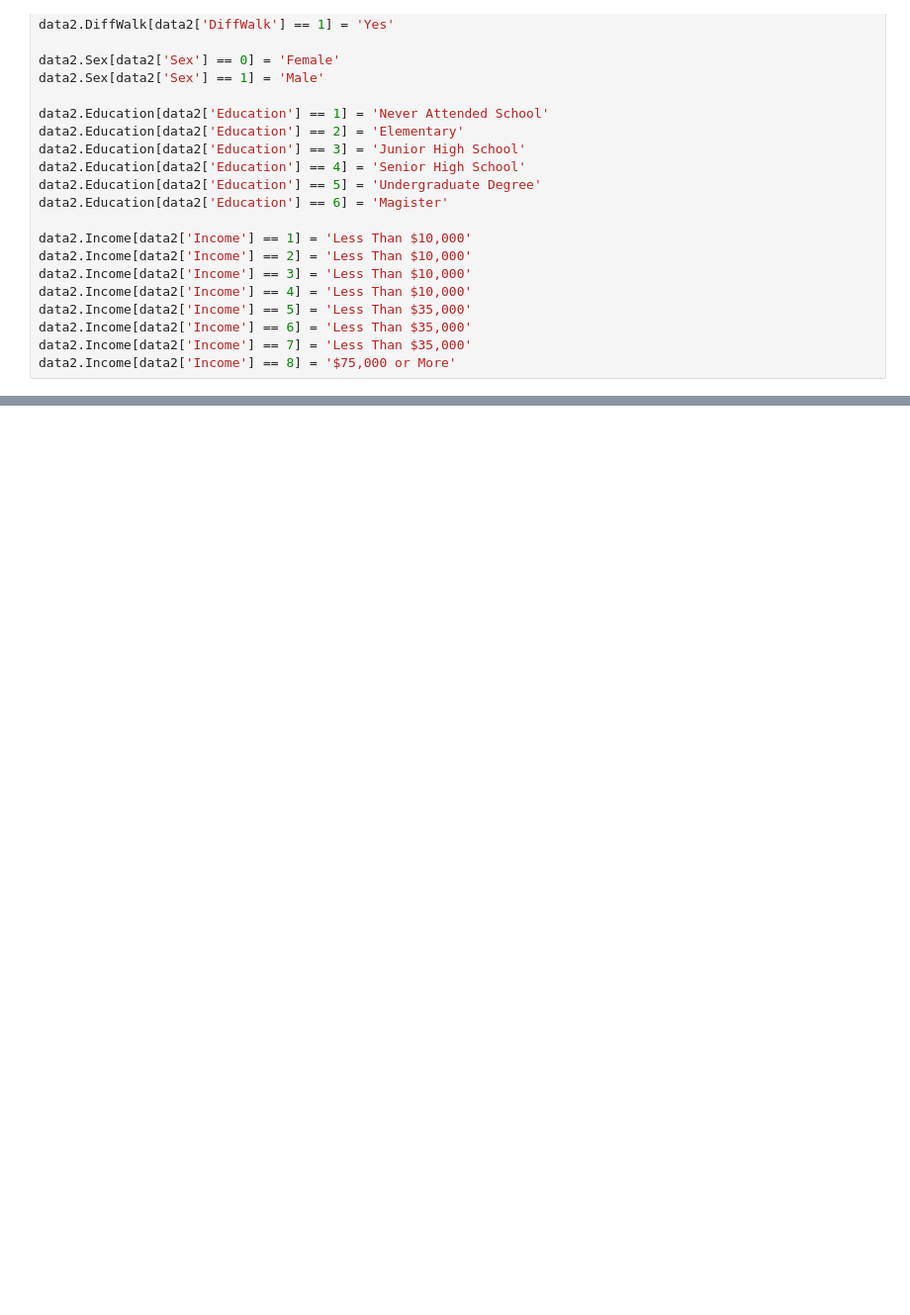
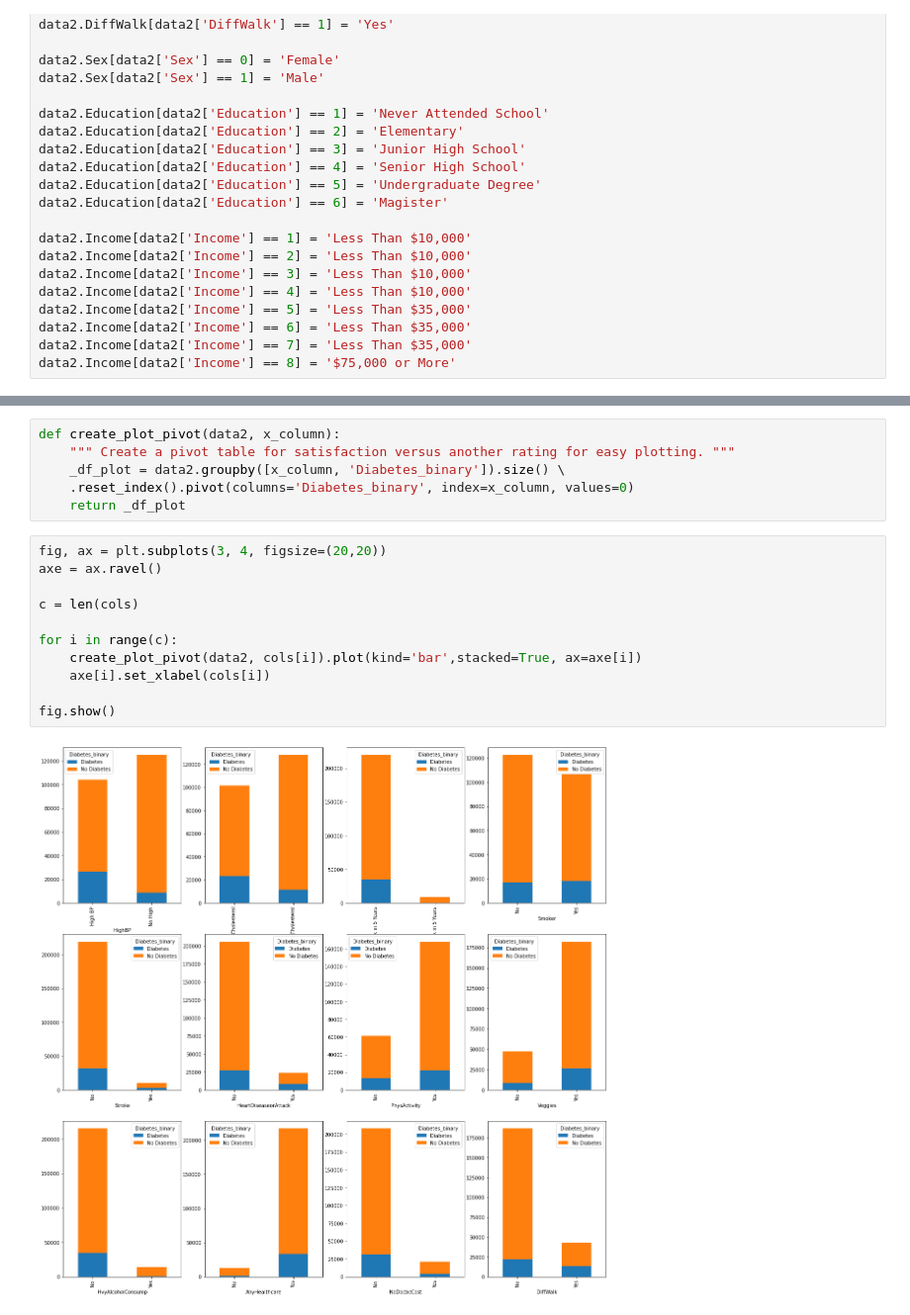
Before and after one commit to usman-kottakkaran/Diabetes-Prediction-System, a Jupyter notebook: DiabetesPrediction01.ipynb, the cells around one changed output, grey strips where cells are left out. Shown at 99% size. Saved outputs shown, nothing was run; the diff lists cells and outputs as text; blank space fills up the shorter version.

```diff
--- a/DiabetesPrediction01.ipynb
+++ b/DiabetesPrediction01.ipynb
@@ -330,0 +356,19 @@ data2.Income[data2['Income'] == 8] = '$75,000 or More'
+# %%
+def create_plot_pivot(data2, x_column):
+    """ Create a pivot table for satisfaction versus another rating for easy plotting. """
+    _df_plot = data2.groupby([x_column, 'Diabetes_binary']).size() \
+    .reset_index().pivot(columns='Diabetes_binary', index=x_column, values=0)
+    return _df_plot
+# %%
+fig, ax = plt.subplots(3, 4, figsize=(20,20))
+axe = ax.ravel()
+
+c = len(cols)
+
+for i in range(c):
+    create_plot_pivot(data2, cols[i]).plot(kind='bar',stacked=True, ax=axe[i])
+    axe[i].set_xlabel(cols[i])
+
+fig.show()
+# %% [output]
+[figure, added]
```
Also changed, not shown: parts of 23 cells of this notebook.
